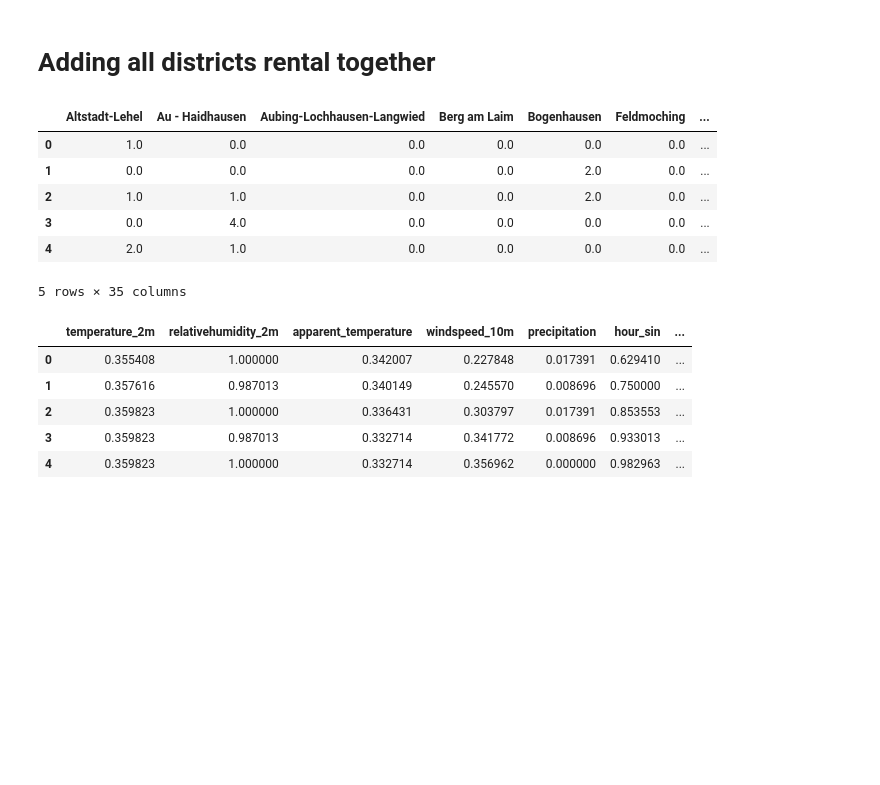
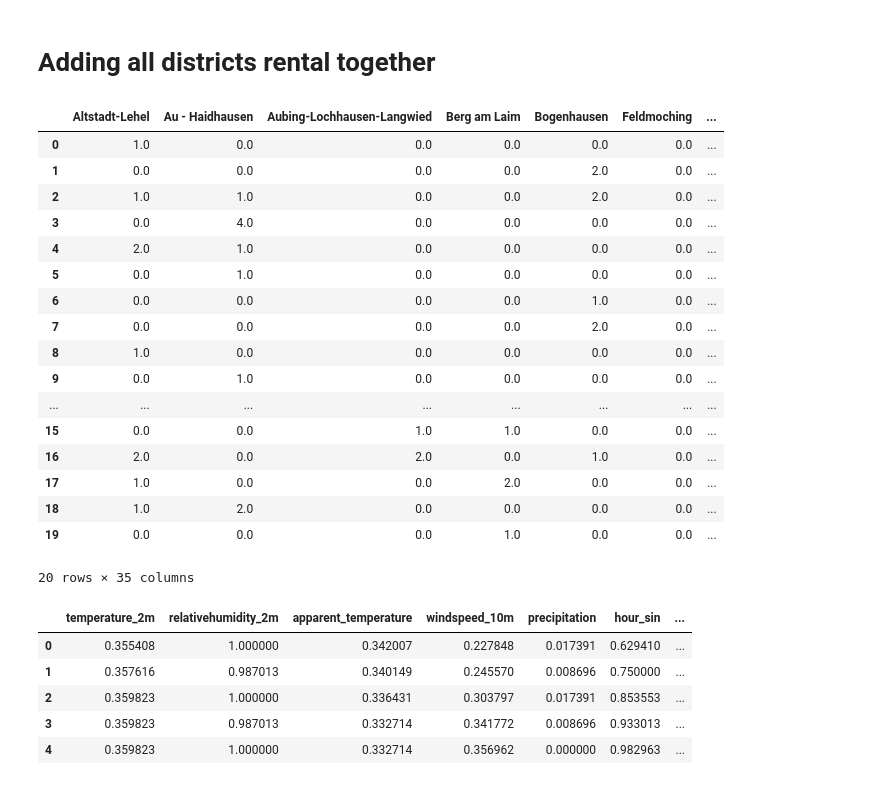
Before and after one commit to shoefer987/bike_sharing_demand, a Jupyter notebook: notebooks/jui-kate_total_rental.ipynb, the cells around one changed output. Cells and saved outputs as stored; diff of their text form; code cells hidden in the pictures; blank space fills up the shorter version.

```diff
--- a/notebooks/jui-kate_total_rental.ipynb
+++ b/notebooks/jui-kate_total_rental.ipynb
@@ -61,15 +62,26 @@ Index(['temperature_2m', 'relativehumidity_2m', 'apparent_temperature',
 # Adding all districts rental together
 # %%
 df_y['total_rental'] = df_y.sum(axis=1)
-df_y.head()
+df_y.head(20)
 # %% [output]
 |  | Altstadt-Lehel | Au - Haidhausen | Aubing-Lochhausen-Langwied | Berg am Laim | Bogenhausen | Feldmoching | ... |
 | 0 | 1.0 | 0.0 | 0.0 | 0.0 | 0.0 | 0.0 | ... |
 | 1 | 0.0 | 0.0 | 0.0 | 0.0 | 2.0 | 0.0 | ... |
 | 2 | 1.0 | 1.0 | 0.0 | 0.0 | 2.0 | 0.0 | ... |
 | 3 | 0.0 | 4.0 | 0.0 | 0.0 | 0.0 | 0.0 | ... |
 | 4 | 2.0 | 1.0 | 0.0 | 0.0 | 0.0 | 0.0 | ... |
+| 5 | 0.0 | 1.0 | 0.0 | 0.0 | 0.0 | 0.0 | ... |
+| 6 | 0.0 | 0.0 | 0.0 | 0.0 | 1.0 | 0.0 | ... |
+| 7 | 0.0 | 0.0 | 0.0 | 0.0 | 2.0 | 0.0 | ... |
+| 8 | 1.0 | 0.0 | 0.0 | 0.0 | 0.0 | 0.0 | ... |
+| 9 | 0.0 | 1.0 | 0.0 | 0.0 | 0.0 | 0.0 | ... |
+| ... | ... | ... | ... | ... | ... | ... | ... |
+| 15 | 0.0 | 0.0 | 1.0 | 1.0 | 0.0 | 0.0 | ... |
+| 16 | 2.0 | 0.0 | 2.0 | 0.0 | 1.0 | 0.0 | ... |
+| 17 | 1.0 | 0.0 | 0.0 | 2.0 | 0.0 | 0.0 | ... |
+| 18 | 1.0 | 2.0 | 0.0 | 0.0 | 0.0 | 0.0 | ... |
+| 19 | 0.0 | 0.0 | 0.0 | 1.0 | 0.0 | 0.0 | ... |
-5 rows × 35 columns
+20 rows × 35 columns
 # %%
 df_X_y = pd.concat((df_X, df_y) , axis=1)
 # %%
```
Also changed, not shown: parts of 11 cells of this notebook.
